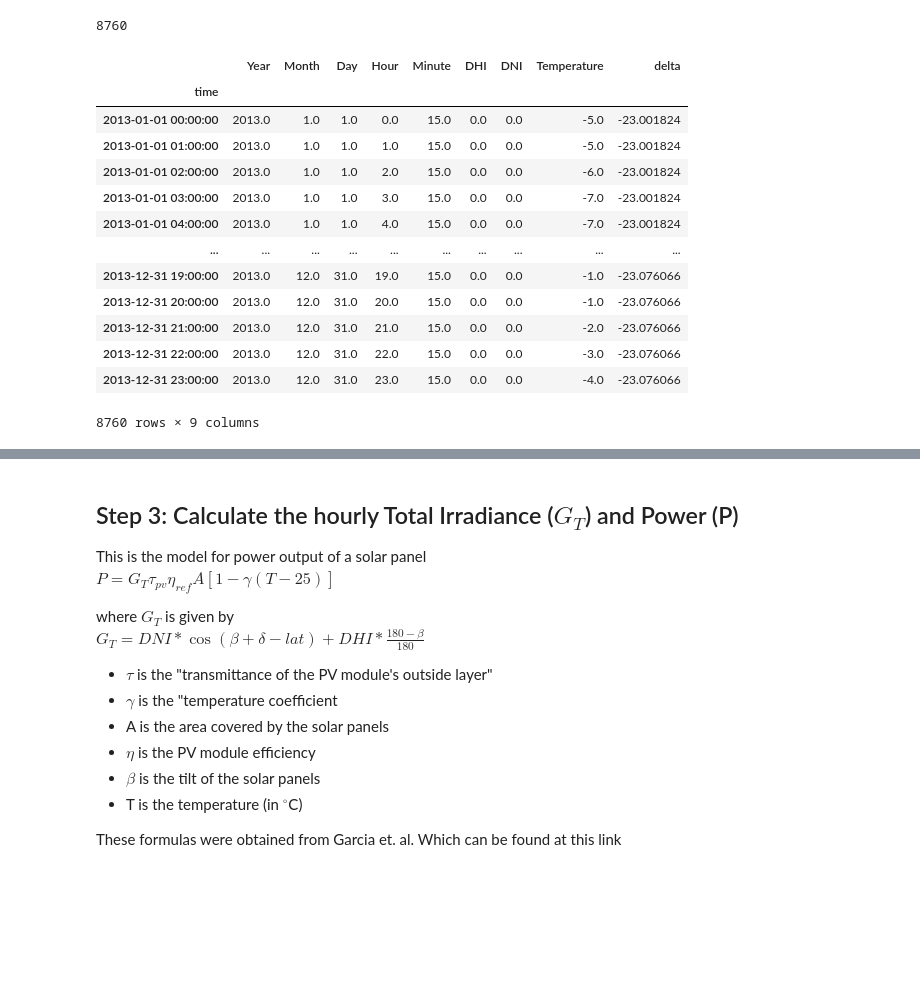
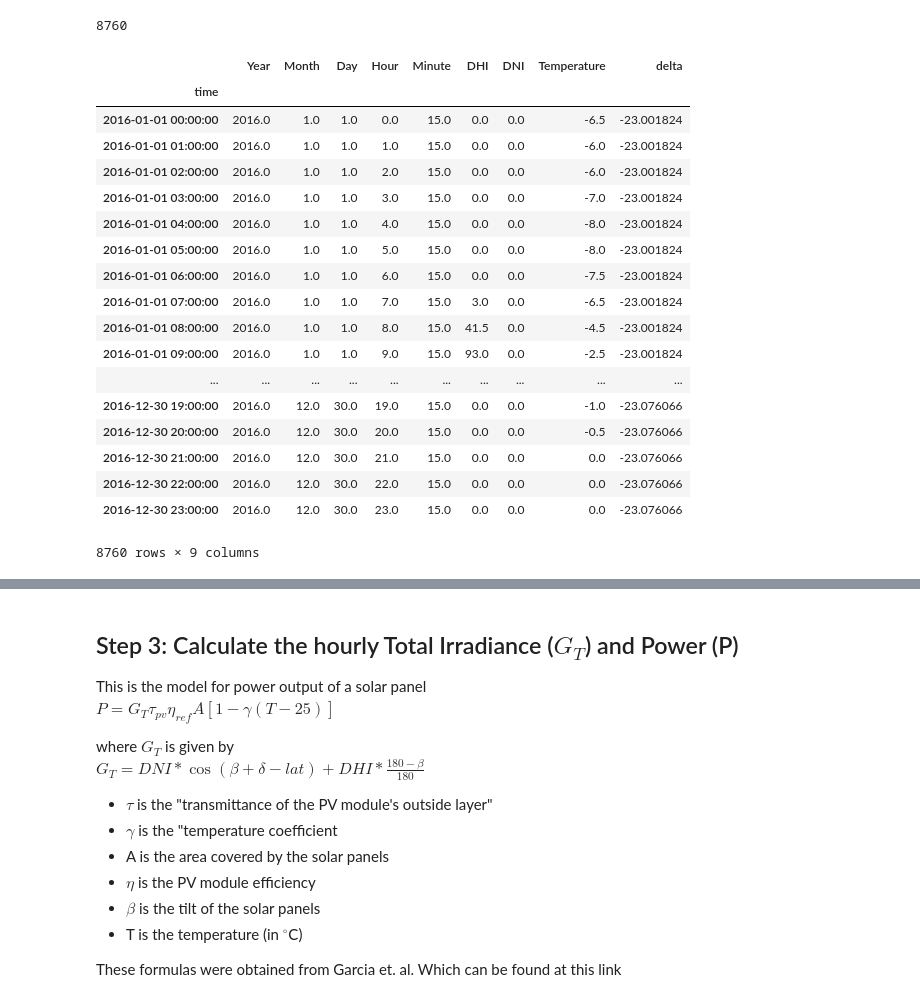
Before and after one commit to arfc/pride, a Jupyter notebook: data_processing/solar_power.ipynb, the cells around one changed output, grey strips where cells are left out. Cells and saved outputs as stored; diff of their text form; code cells hidden in the pictures; blank space fills up the shorter version.

```diff
--- a/data_processing/solar_power.ipynb
+++ b/data_processing/solar_power.ipynb
@@ -138,22 +124,27 @@ df_2015_hourly['delta'] = dec['delta']
 df_2016_hourly['delta'] = dec['delta']
 df_2017_hourly['delta'] = dec['delta']
 df_2018_hourly['delta'] = dec['delta']
-# %%
-df_2013_hourly
-# %% [output]
-|  | Year | Month | Day | Hour | Minute | DHI | DNI | Temperature | delta |
-| time |  |  |  |  |  |  |  |  |  |
-| 2013-01-01 00:00:00 | 2013.0 | 1.0 | 1.0 | 0.0 | 15.0 | 0.0 | 0.0 | -5.0 | -23.001824 |
-| 2013-01-01 01:00:00 | 2013.0 | 1.0 | 1.0 | 1.0 | 15.0 | 0.0 | 0.0 | -5.0 | -23.001824 |
-| 2013-01-01 02:00:00 | 2013.0 | 1.0 | 1.0 | 2.0 | 15.0 | 0.0 | 0.0 | -6.0 | -23.001824 |
-| 2013-01-01 03:00:00 | 2013.0 | 1.0 | 1.0 | 3.0 | 15.0 | 0.0 | 0.0 | -7.0 | -23.001824 |
-| 2013-01-01 04:00:00 | 2013.0 | 1.0 | 1.0 | 4.0 | 15.0 | 0.0 | 0.0 | -7.0 | -23.001824 |
-| ... | ... | ... | ... | ... | ... | ... | ... | ... | ... |
-| 2013-12-31 19:00:00 | 2013.0 | 12.0 | 31.0 | 19.0 | 15.0 | 0.0 | 0.0 | -1.0 | -23.076066 |
-| 2013-12-31 20:00:00 | 2013.0 | 12.0 | 31.0 | 20.0 | 15.0 | 0.0 | 0.0 | -1.0 | -23.076066 |
-| 2013-12-31 21:00:00 | 2013.0 | 12.0 | 31.0 | 21.0 | 15.0 | 0.0 | 0.0 | -2.0 | -23.076066 |
-| 2013-12-31 22:00:00 | 2013.0 | 12.0 | 31.0 | 22.0 | 15.0 | 0.0 | 0.0 | -3.0 | -23.076066 |
-| 2013-12-31 23:00:00 | 2013.0 | 12.0 | 31.0 | 23.0 | 15.0 | 0.0 | 0.0 | -4.0 | -23.076066 |
-8760 rows × 9 columns
+# %%
+df_2016_hourly
+# %% [output]
+|  | Year | Month | Day | Hour | Minute | DHI | DNI | Temperature | delta |
+| time |  |  |  |  |  |  |  |  |  |
+| 2016-01-01 00:00:00 | 2016.0 | 1.0 | 1.0 | 0.0 | 15.0 | 0.0 | 0.0 | -6.5 | -23.001824 |
+| 2016-01-01 01:00:00 | 2016.0 | 1.0 | 1.0 | 1.0 | 15.0 | 0.0 | 0.0 | -6.0 | -23.001824 |
+| 2016-01-01 02:00:00 | 2016.0 | 1.0 | 1.0 | 2.0 | 15.0 | 0.0 | 0.0 | -6.0 | -23.001824 |
+| 2016-01-01 03:00:00 | 2016.0 | 1.0 | 1.0 | 3.0 | 15.0 | 0.0 | 0.0 | -7.0 | -23.001824 |
+| 2016-01-01 04:00:00 | 2016.0 | 1.0 | 1.0 | 4.0 | 15.0 | 0.0 | 0.0 | -8.0 | -23.001824 |
+| 2016-01-01 05:00:00 | 2016.0 | 1.0 | 1.0 | 5.0 | 15.0 | 0.0 | 0.0 | -8.0 | -23.001824 |
+| 2016-01-01 06:00:00 | 2016.0 | 1.0 | 1.0 | 6.0 | 15.0 | 0.0 | 0.0 | -7.5 | -23.001824 |
+| 2016-01-01 07:00:00 | 2016.0 | 1.0 | 1.0 | 7.0 | 15.0 | 3.0 | 0.0 | -6.5 | -23.001824 |
+| 2016-01-01 08:00:00 | 2016.0 | 1.0 | 1.0 | 8.0 | 15.0 | 41.5 | 0.0 | -4.5 | -23.001824 |
+| 2016-01-01 09:00:00 | 2016.0 | 1.0 | 1.0 | 9.0 | 15.0 | 93.0 | 0.0 | -2.5 | -23.001824 |
+| ... | ... | ... | ... | ... | ... | ... | ... | ... | ... |
+| 2016-12-30 19:00:00 | 2016.0 | 12.0 | 30.0 | 19.0 | 15.0 | 0.0 | 0.0 | -1.0 | -23.076066 |
+| 2016-12-30 20:00:00 | 2016.0 | 12.0 | 30.0 | 20.0 | 15.0 | 0.0 | 0.0 | -0.5 | -23.076066 |
+| 2016-12-30 21:00:00 | 2016.0 | 12.0 | 30.0 | 21.0 | 15.0 | 0.0 | 0.0 | 0.0 | -23.076066 |
+| 2016-12-30 22:00:00 | 2016.0 | 12.0 | 30.0 | 22.0 | 15.0 | 0.0 | 0.0 | 0.0 | -23.076066 |
+| 2016-12-30 23:00:00 | 2016.0 | 12.0 | 30.0 | 23.0 | 15.0 | 0.0 | 0.0 | 0.0 | -23.076066 |
+8760 rows × 9 columns
 # %%
 # verify that delta is correct
```
Also changed, not shown: parts of 30 cells of this notebook.
